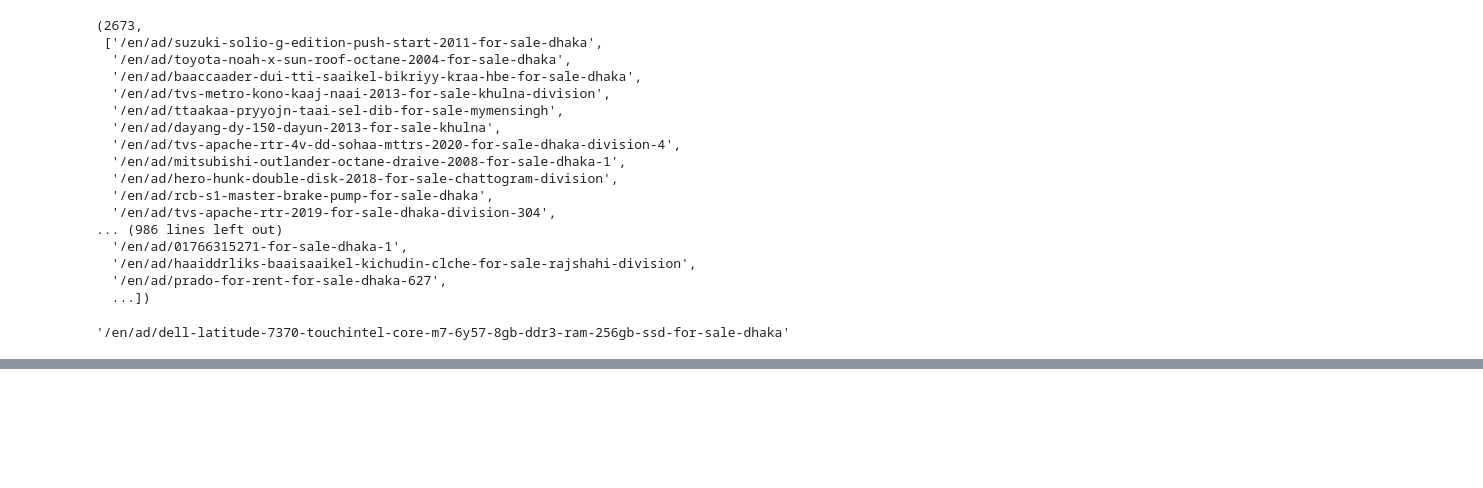
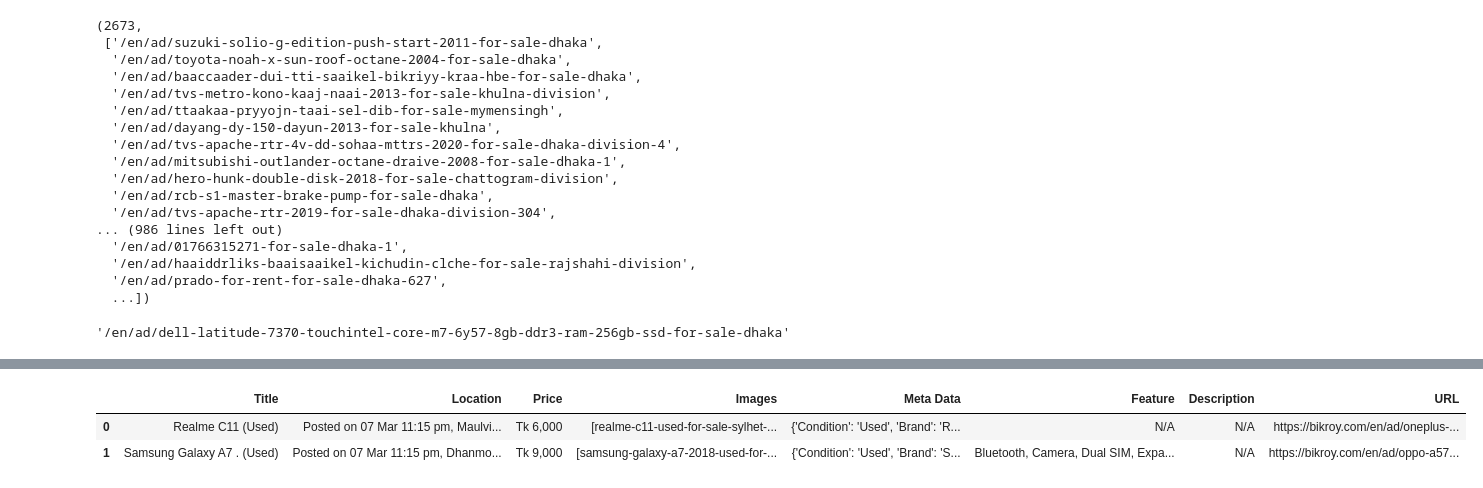
Before and after one commit to KalimAmzad/bikroy-scrapping, a Jupyter notebook: bikroy.ipynb, the cells around one changed output, grey strips where cells are left out. Drawn from its saved outputs; the diff is of its cells as text; code cells hidden in the pictures; blank space fills up the shorter version.

Commit message:
single product scrapping

```diff
--- a/bikroy.ipynb
+++ b/bikroy.ipynb
@@ -270,0 +196,7 @@ titles, meta_lst
+# %%
+def open_driver():
+    op = webdriver.ChromeOptions()
+    op.add_argument('headless')
+    s = Service('chromedriver')
+    driver = webdriver.Chrome(service=s, options=op)
+    return driver
@@ -270,0 +236,23 @@ titles, meta_lst
+# %%
+with open('mobile_product_urls.txt', 'r') as f:
+    single_url = f.readlines()
+    titles, locations, prices, img_lst, meta_lst,  feature_lst, desc_lst = [], [], [], [], [], [], []
+    cnt = 1
+#     print(single_url)
+    for s in single_url[2:5]:
+        print(cnt, s)
+        driver = open_driver()
+
+        title, time_location, price, images, meta_data, feature, description = product_scrap(driver, s)
+        if title:
+            titles.append(title)
+            locations.append(time_location)
+            prices.append(price)
+            img_lst.append(images)
+            meta_lst.append(meta_data)
+            feature_lst.append(feature)
+            desc_lst.append(description)
+
+            cnt += 1
+            print("=============================================")
+            clear_output(wait=True)
@@ -271,5 +270,11 @@ titles, meta_lst
 # %%
-df_lst = [titles, img_lst, meta_lst,  feature_lst, desc_lst]
-column_lst = ['Title', 'Images', 'Meta Data', 'Feature', 'Description']
-df = pd.DataFrame (df_lst, columns = column_lst)
+df_lst = [titles, locations, prices, img_lst, meta_lst,  feature_lst, desc_lst, single_url[:2]]
+column_lst = ['Title', 'Location', 'Price', 'Images', 'Meta Data', 'Feature', 'Description', 'URL']
+df = pd.DataFrame (df_lst).T
+df.columns = column_lst
 df.to_csv('Bikroy-Mobile-Category.csv', index=False)
+df.head()
+# %% [output]
+|  | Title | Location | Price | Images | Meta Data | Feature | Description | URL |
+| 0 | Realme C11 (Used) | Posted on 07 Mar 11:15 pm, Maulvi... | Tk 6,000 | [realme-c11-used-for-sale-sylhet-... | {'Condition': 'Used', 'Brand': 'R... | N/A | N/A | https://bikroy.com/en/ad/oneplus-... |
+| 1 | Samsung Galaxy A7 . (Used) | Posted on 07 Mar 11:15 pm, Dhanmo... | Tk 9,000 | [samsung-galaxy-a7-2018-used-for-... | {'Condition': 'Used', 'Brand': 'S... | Bluetooth, Camera, Dual SIM, Expa... | N/A | https://bikroy.com/en/ad/oppo-a57... |
```
Also changed, not shown: parts of 7 cells of this notebook, 11 other files.
